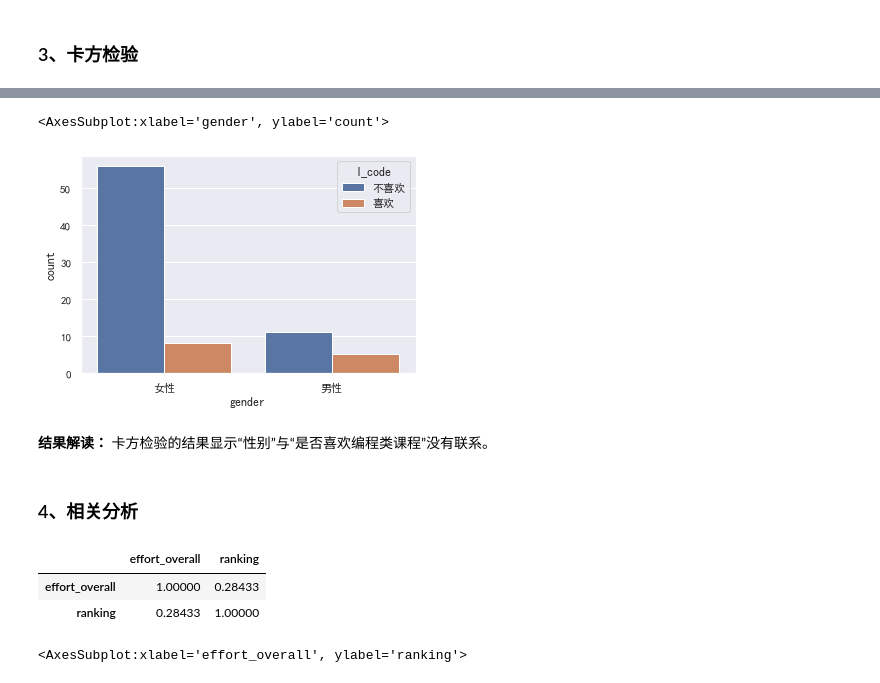
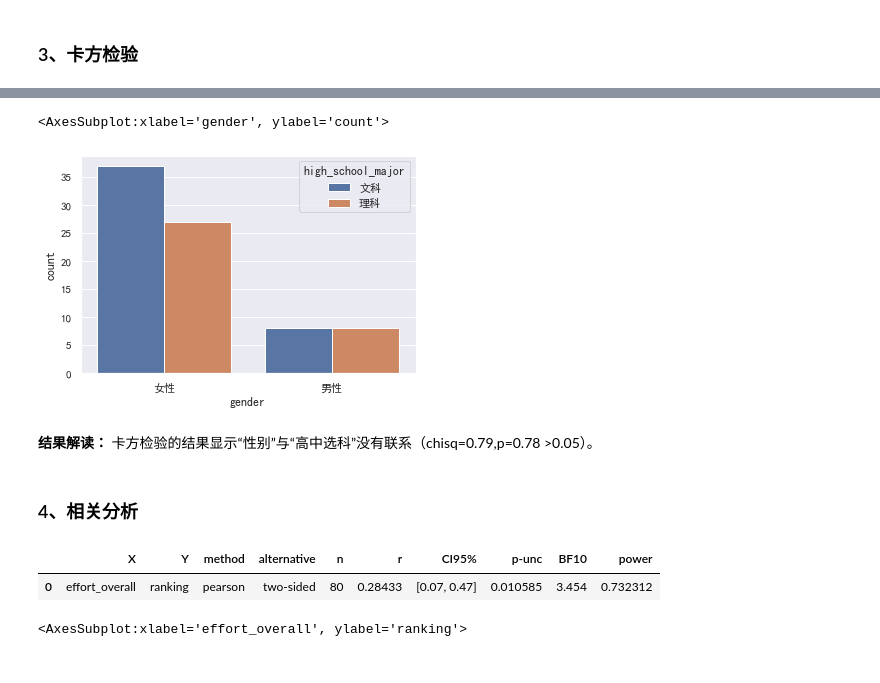
Before and after one commit to en-feng/survey_and_stats, a Jupyter notebook: survey/statistical_analysis.ipynb, the cells around one changed output, grey strips where cells are left out. Cells and saved outputs as stored; diff of their text form; code cells hidden in the pictures.

```diff
--- a/survey/statistical_analysis.ipynb
+++ b/survey/statistical_analysis.ipynb
@@ -26,6 +26,13 @@ df = pd.read_excel("D:\\work\github\\survey_and_stats\\survey\\data\\inm.xlsx")
 # 数据清洗
 # %%
 # 定义函数方法:将数字和数字和代表含义一一映射
+
+# high_school_major变量：1为文科，2为理科
+def high_school_major(series):
+    if series == 1:
+        return '文科'
+    else:
+        return '理科'
 
 # gender变量：1为男性，2为女性
 def gender(series):
@@ -64,7 +71,8 @@ def impr(series):
     else:
         return '挺好的'
 # %%
-# 将gender,hukou,location变量转为“类别型变量”
+# 将high_school_major，gender,hukou,location变量转为“类别型变量”
+df.high_school_major = df.high_school_major.apply(high_school_major).astype('category')
 df.gender = df.gender.apply(gender).astype('category')
 df.hukou = df.hukou.apply(hukou).astype('category')
 df.location = df.location.apply(location).astype('category')
@@ -276,21 +318,20 @@ p = 0.14999215328710366
 # %%
 # 卡方检验结果可视化
-sns.countplot(x = 'gender', hue = 'l_code', data = df)
+sns.countplot(x = 'gender', hue = 'high_school_major', data = df)
 # %% [output]
 <AxesSubplot:xlabel='gender', ylabel='count'>
-[figure, old version]
+[figure, new version]
 # %% [markdown]
 **结果解读：**
-卡方检验的结果显示“性别”与“是否喜欢编程类课程”没有联系。
+卡方检验的结果显示“性别”与“高中选科”没有联系（chisq=0.79,p=0.78 >0.05）。
 # %% [markdown]
 ### 4、相关分析
 # %%
 # 努力方式与排名的相关关系
-df[["effort_overall","ranking"]].corr()
+pg.pairwise_corr(df, columns=["effort_overall","ranking"], method='pearson')
 # %% [output]
-|  | effort_overall | ranking |
-| effort_overall | 1.00000 | 0.28433 |
-| ranking | 0.28433 | 1.00000 |
+|  | X | Y | method | alternative | n | r | CI95% | p-unc | BF10 | power |
+| 0 | effort_overall | ranking | pearson | two-sided | 80 | 0.28433 | [0.07, 0.47] | 0.010585 | 3.454 | 0.732312 |
 # %%
 # 散点图（两变量）（包含拟合直线）
 sns.regplot(x = "effort_overall", y = "ranking", data = df)
```
Also changed, not shown: parts of 13 cells of this notebook.
